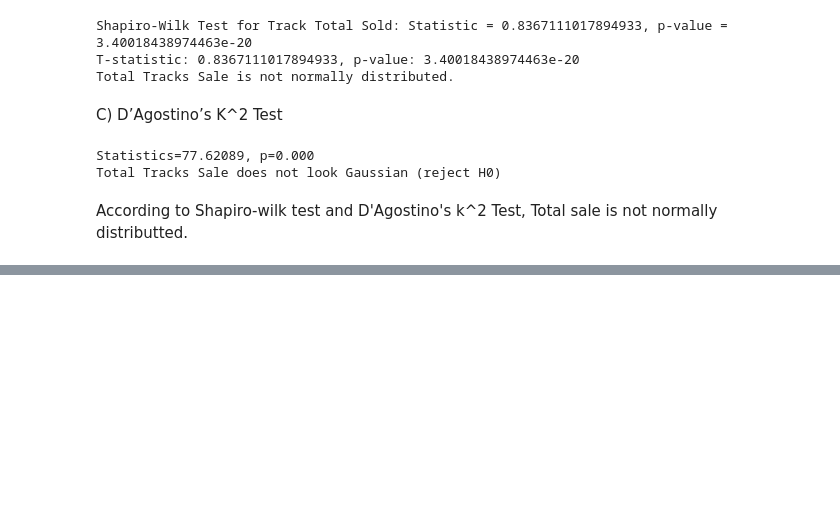
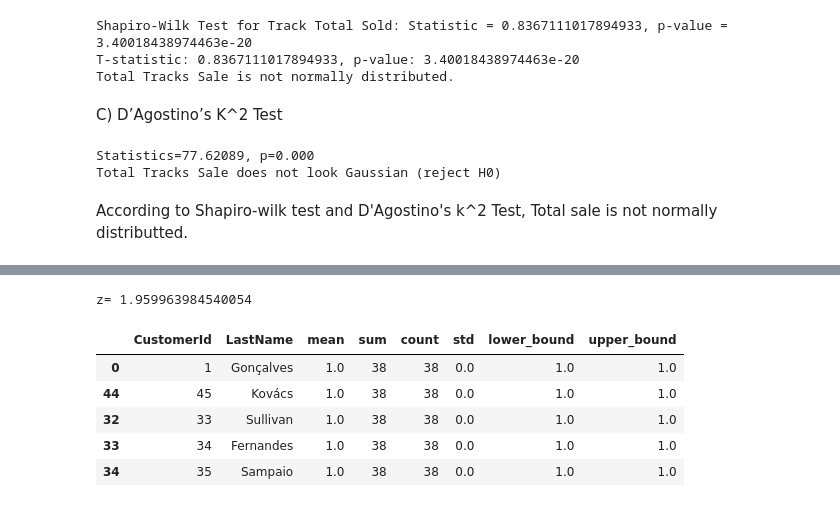
Before and after one commit to Mahlagha1994/Chinook, a Jupyter notebook: notebooks/Chinook Data Analysis.ipynb, the cells around one changed output, grey strips where cells are left out. Saved outputs shown, nothing was run; the diff lists cells and outputs as text; code cells hidden in the pictures; blank space fills up the shorter version.

Commit message:
Add Answer of Hypothesis testing and Confidece Interval

```diff
--- a/notebooks/Chinook Data Analysis.ipynb
+++ b/notebooks/Chinook Data Analysis.ipynb
@@ -468,0 +760,17 @@ According to Shapiro-wilk test and D'Agostino's k^2 Test, Total sale is not norm
+# %%
+# Confidence Interval
+confidence_level = 0.95
+z = stats.norm.ppf(1 - (1 - confidence_level) / 2)
+print(f'z= {z}')
+# Calculate confidence interval
+customer_quantity_purchase['lower_bound'] = customer_quantity_purchase['mean'] - z * (customer_quantity_purchase['std'] / np.sqrt(customer_quantity_purchase['count']))
+customer_quantity_purchase['upper_bound'] = customer_quantity_purchase['mean'] + z * (customer_quantity_purchase['std'] / np.sqrt(customer_quantity_purchase['count']))
+customer_quantity_purchase.head()
+# %% [output]
+z= 1.959963984540054
+|  | CustomerId | LastName | mean | sum | count | std | lower_bound | upper_bound |
+| 0 | 1 | Gonçalves | 1.0 | 38 | 38 | 0.0 | 1.0 | 1.0 |
+| 44 | 45 | Kovács | 1.0 | 38 | 38 | 0.0 | 1.0 | 1.0 |
+| 32 | 33 | Sullivan | 1.0 | 38 | 38 | 0.0 | 1.0 | 1.0 |
+| 33 | 34 | Fernandes | 1.0 | 38 | 38 | 0.0 | 1.0 | 1.0 |
+| 34 | 35 | Sampaio | 1.0 | 38 | 38 | 0.0 | 1.0 | 1.0 |
```
Also changed, not shown: parts of 27 cells of this notebook.
